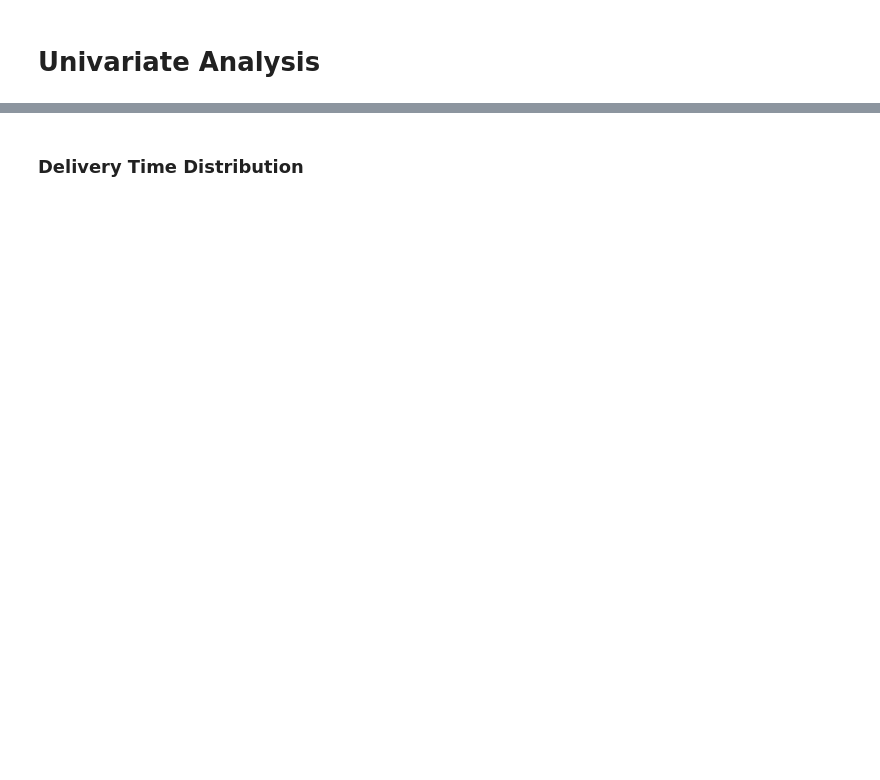
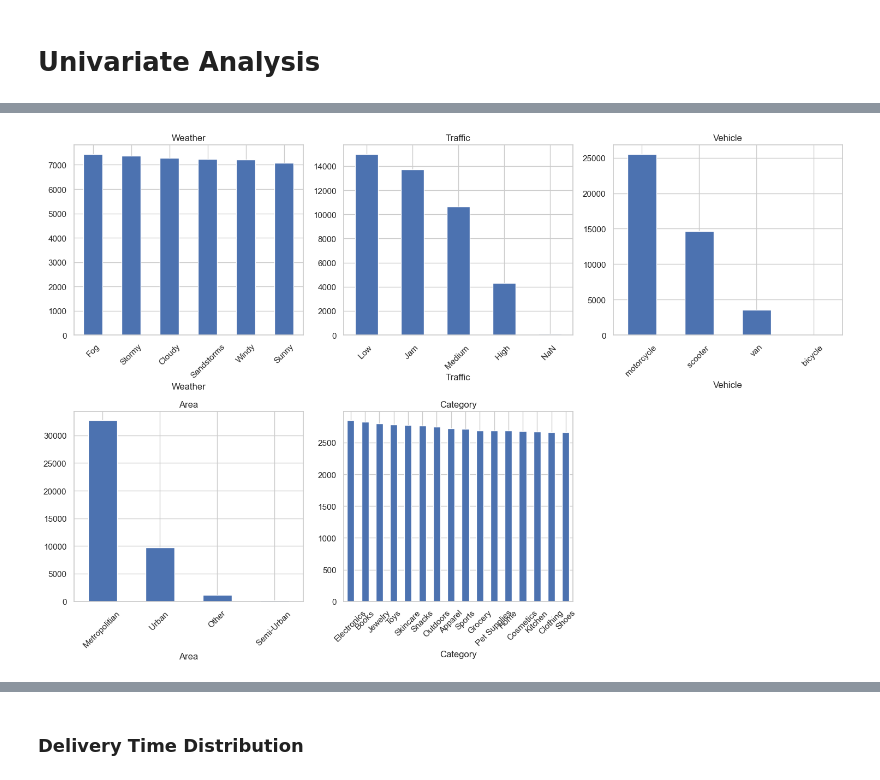
Before and after one commit to shubhampandey97/amazon-delivery-prediction, a Jupyter notebook: notebooks/eda.ipynb, the cells around one changed output, grey strips where cells are left out. Saved outputs shown, nothing was run; the diff lists cells and outputs as text; code cells hidden in the pictures; blank space fills up the shorter version.

```diff
--- a/notebooks/eda.ipynb
+++ b/notebooks/eda.ipynb
@@ -123,7 +109,7 @@ plt.show()
 # Boxplot (Outliers)
 for col in num_cols:
     plt.figure(figsize=(6,3))
-    sns.boxplot(x=df[col])
+    sns.boxplot(x=df_model[col])
     plt.title(col)
     plt.show()
 # %% [output]
@@ -144,0 +120,3 @@ for col in num_cols:
+# %%
+for col in cat_cols:
+    print(col, df[col].nunique())
@@ -144,0 +133,26 @@ for col in num_cols:
+# %%
+cat_cols = [
+    col for col in cat_cols
+    if df_model[col].nunique() <= 20
+]
+# %%
+import matplotlib.pyplot as plt
+import math
+
+cols = len(cat_cols)
+rows = math.ceil(cols / 3)
+
+plt.figure(figsize=(15, 5 * rows))
+
+for i, col in enumerate(cat_cols, 1):
+    plt.subplot(rows, 3, i)
+
+    df_model[col].value_counts().plot(kind='bar')
+
+    plt.title(col)
+    plt.xticks(rotation=45)
+
+plt.tight_layout()
+plt.show()
+# %% [output]
+[figure, added]
```
Also changed, not shown: parts of 55 cells of this notebook.
